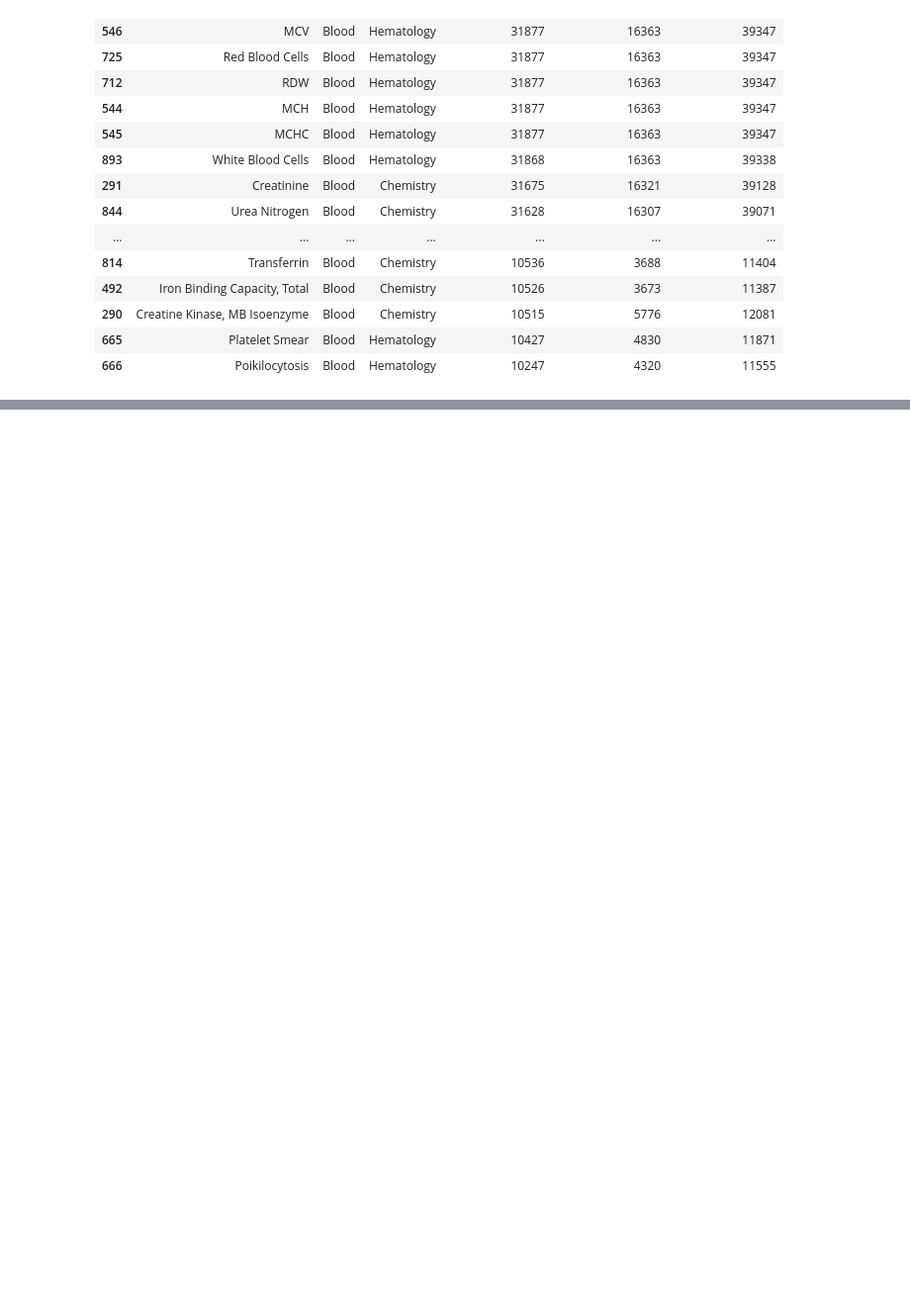
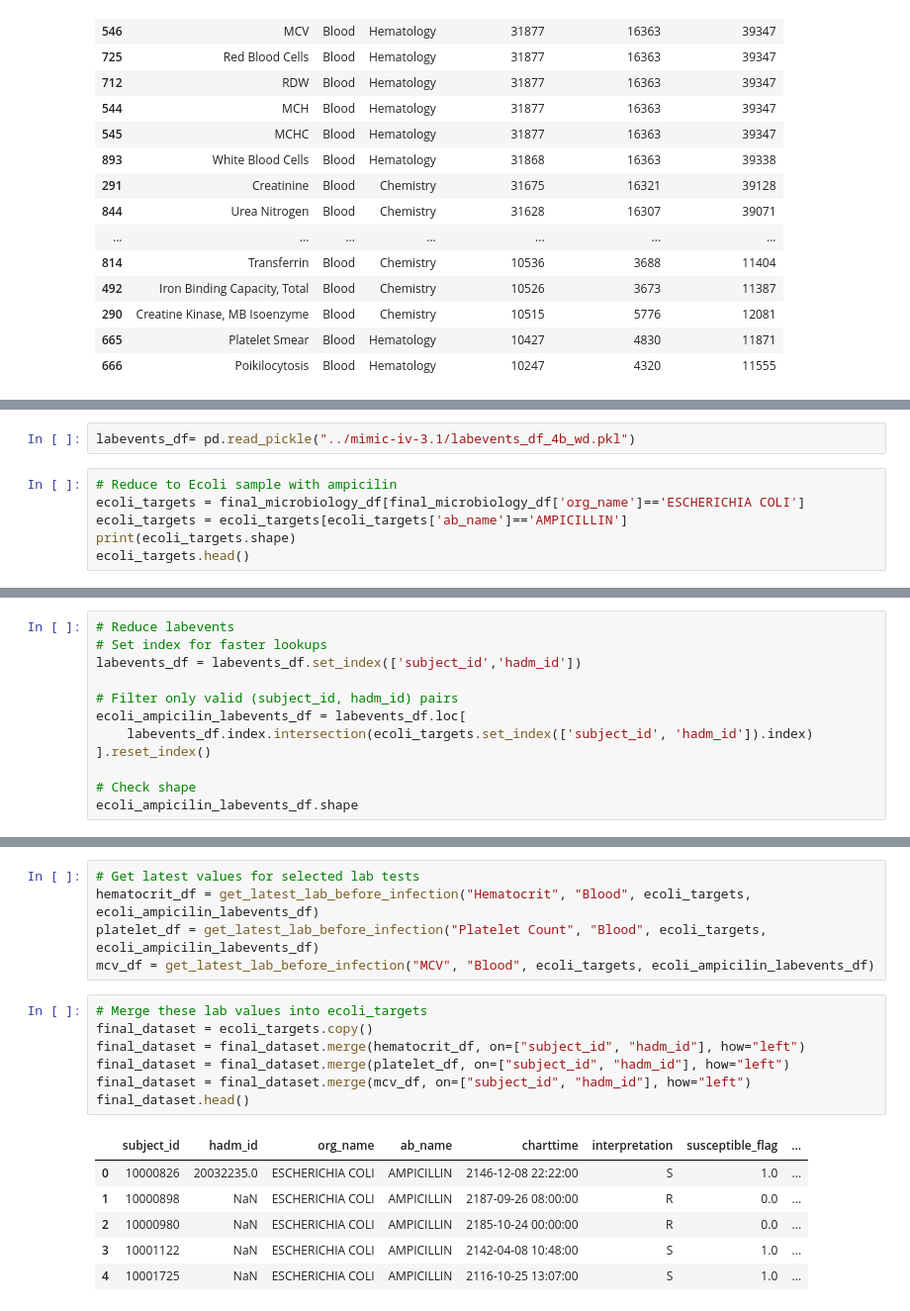
Before and after one commit to Jas-Dinh/resist.ai, a Jupyter notebook: MIMIC-IV_Data_Processing.ipynb, the cells around one changed output, grey strips where cells are left out. Shown at 99% size. Saved outputs shown, nothing was run; the diff lists cells and outputs as text; blank space fills up the shorter version.

```diff
--- a/MIMIC-IV_Data_Processing.ipynb
+++ b/MIMIC-IV_Data_Processing.ipynb
@@ -459,0 +462,8 @@ distinct_counts.head(100)
+# %%
+labevents_df= pd.read_pickle("../mimic-iv-3.1/labevents_df_4b_wd.pkl")
+# %%
+# Reduce to Ecoli sample with ampicilin
+ecoli_targets = final_microbiology_df[final_microbiology_df['org_name']=='ESCHERICHIA COLI']
+ecoli_targets = ecoli_targets[ecoli_targets['ab_name']=='AMPICILLIN']
+print(ecoli_targets.shape)
+ecoli_targets.head()
@@ -459,0 +478,12 @@ distinct_counts.head(100)
+# %%
+# Reduce labevents
+# Set index for faster lookups
+labevents_df = labevents_df.set_index(['subject_id','hadm_id'])
+
+# Filter only valid (subject_id, hadm_id) pairs
+ecoli_ampicilin_labevents_df = labevents_df.loc[
+    labevents_df.index.intersection(ecoli_targets.set_index(['subject_id', 'hadm_id']).index)
+].reset_index()
+
+# Check shape
+ecoli_ampicilin_labevents_df.shape
@@ -459,0 +529,19 @@ distinct_counts.head(100)
+# %%
+# Get latest values for selected lab tests
+hematocrit_df = get_latest_lab_before_infection("Hematocrit", "Blood", ecoli_targets, ecoli_ampicilin_labevents_df)
+platelet_df = get_latest_lab_before_infection("Platelet Count", "Blood", ecoli_targets, ecoli_ampicilin_labevents_df)
+mcv_df = get_latest_lab_before_infection("MCV", "Blood", ecoli_targets, ecoli_ampicilin_labevents_df)
+# %%
+# Merge these lab values into ecoli_targets
+final_dataset = ecoli_targets.copy()
+final_dataset = final_dataset.merge(hematocrit_df, on=["subject_id", "hadm_id"], how="left")
+final_dataset = final_dataset.merge(platelet_df, on=["subject_id", "hadm_id"], how="left")
+final_dataset = final_dataset.merge(mcv_df, on=["subject_id", "hadm_id"], how="left")
+final_dataset.head()
+# %% [output]
+|  | subject_id | hadm_id | org_name | ab_name | charttime | interpretation | susceptible_flag | ... |
+| 0 | 10000826 | 20032235.0 | ESCHERICHIA COLI | AMPICILLIN | 2146-12-08 22:22:00 | S | 1.0 | ... |
+| 1 | 10000898 | NaN | ESCHERICHIA COLI | AMPICILLIN | 2187-09-26 08:00:00 | R | 0.0 | ... |
+| 2 | 10000980 | NaN | ESCHERICHIA COLI | AMPICILLIN | 2185-10-24 00:00:00 | R | 0.0 | ... |
+| 3 | 10001122 | NaN | ESCHERICHIA COLI | AMPICILLIN | 2142-04-08 10:48:00 | S | 1.0 | ... |
+| 4 | 10001725 | NaN | ESCHERICHIA COLI | AMPICILLIN | 2116-10-25 13:07:00 | S | 1.0 | ... |
```
Also changed, not shown: parts of 7 cells of this notebook.
